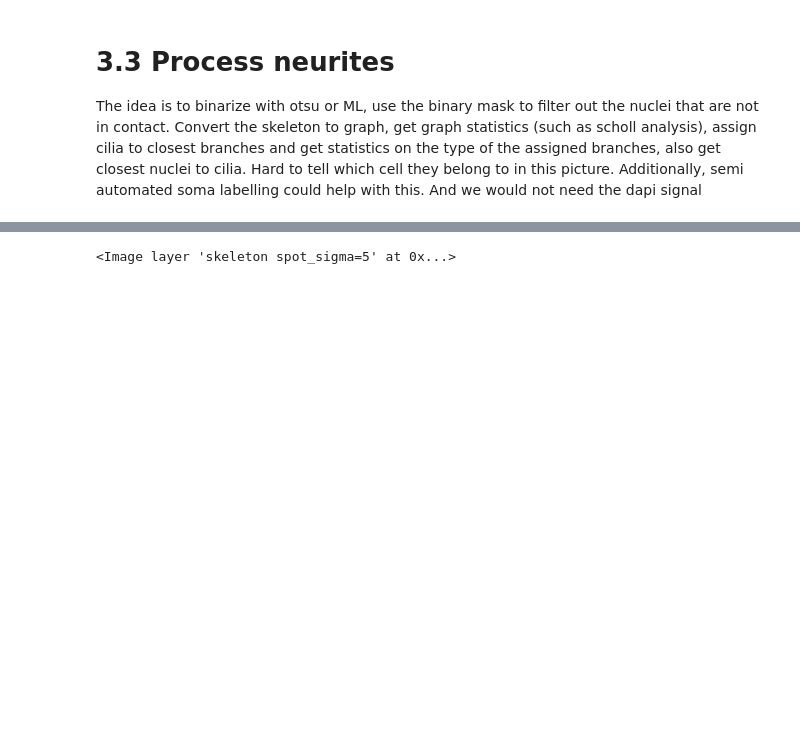
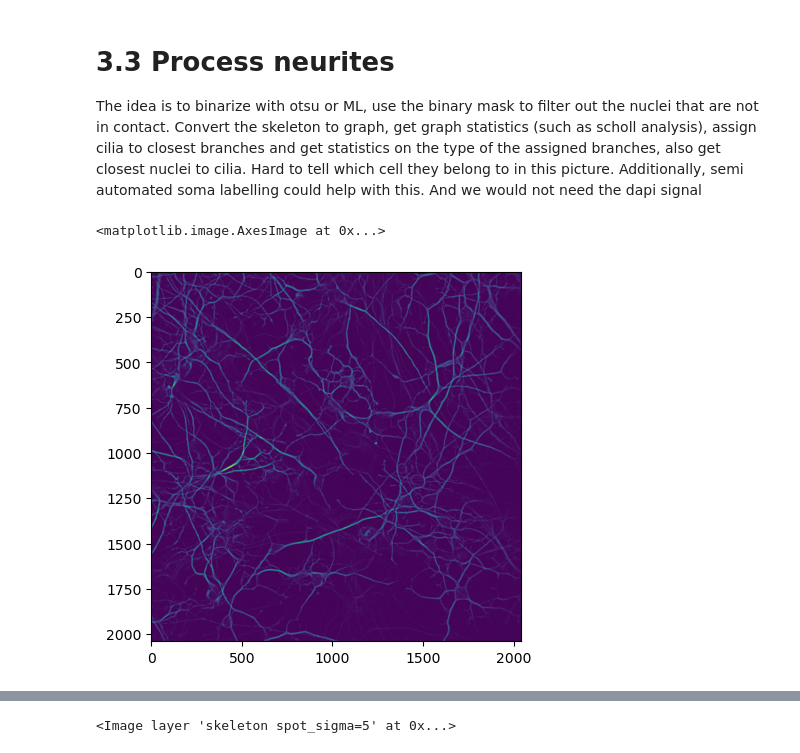
Before and after one commit to daggermaster3000/LimonCELLo, a Jupyter notebook: 3d_dt_analysis.ipynb, the cells around one changed output, grey strips where cells are left out. Saved outputs shown, nothing was run; the diff lists cells and outputs as text; code cells hidden in the pictures; blank space fills up the shorter version.

```diff
--- a/3d_dt_analysis.ipynb
+++ b/3d_dt_analysis.ipynb
@@ -219,2 +260,9 @@ def neurites_process_gpu(neurites, nuclei_labels, min_size=50, spot_sigma=10,out
 
     return skeleton, neurites_label
+# %%
+from skimage.filters import meijering
+
+plt.imshow(meijering(a[0,1][10],sigmas = (1,2,5),black_ridges=False))
+# %% [output]
+<matplotlib.image.AxesImage at 0x...>
+[figure, added]
```
Also changed, not shown: parts of 17 cells of this notebook, 24 other files.
